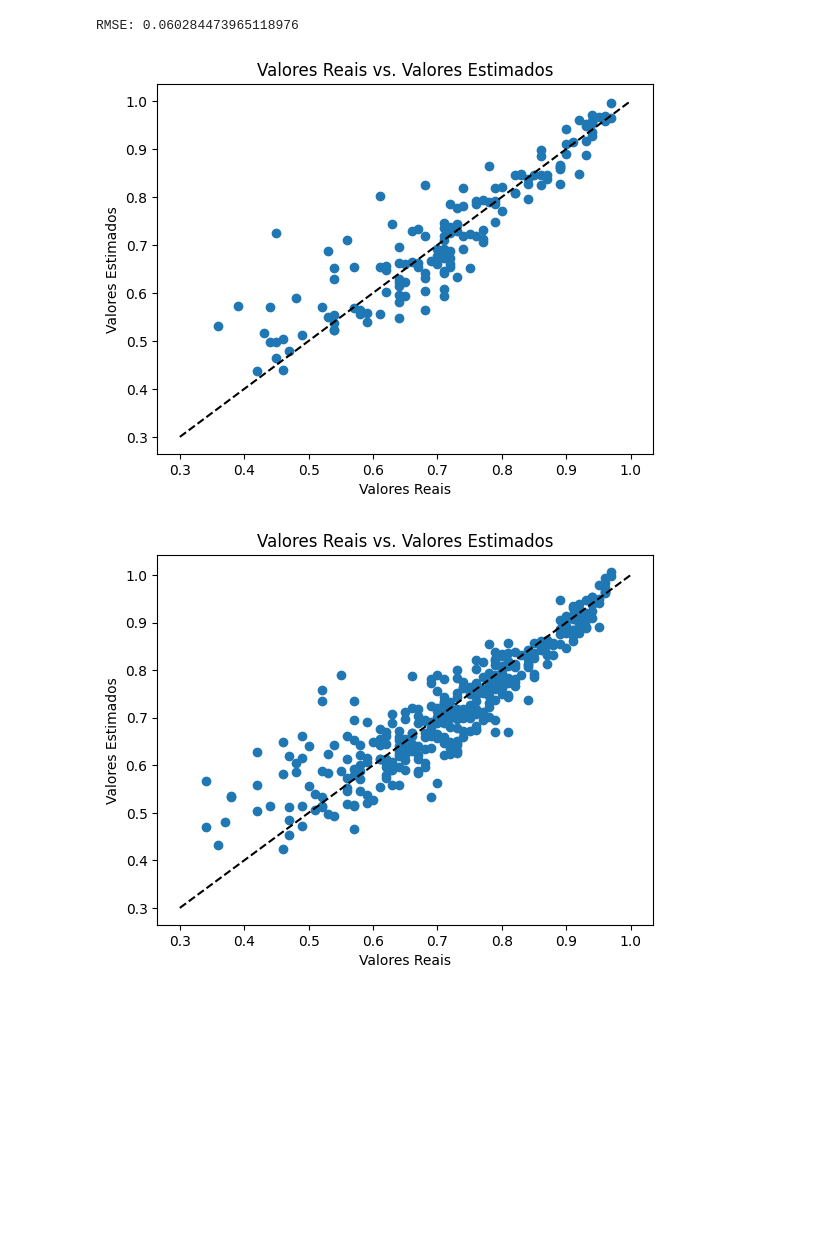
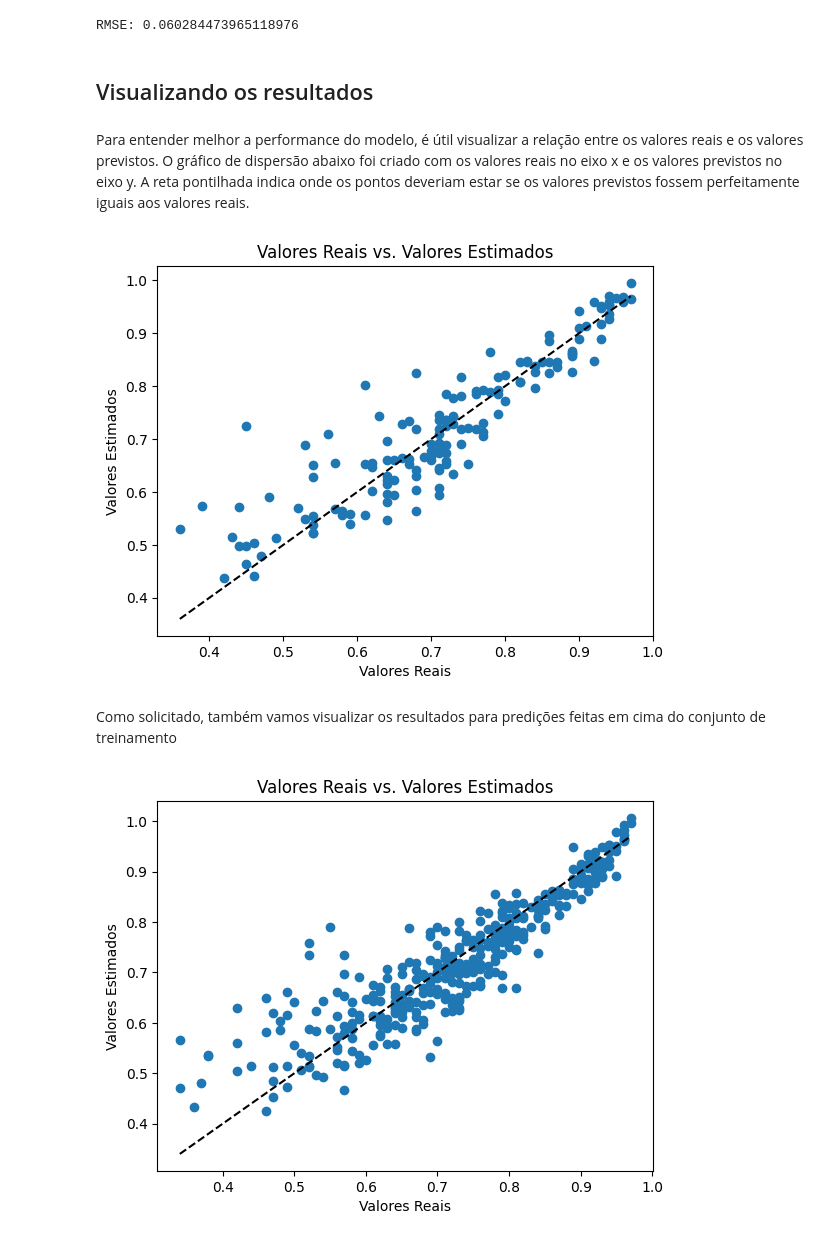
Before and after one commit to GustaMonteiro/linear-regression-with-qr, a Jupyter notebook: Regression.ipynb, the cells around one changed output. Drawn from its saved outputs; the diff is of its cells as text; code cells hidden in the pictures; blank space fills up the shorter version.

```diff
--- a/Regression.ipynb
+++ b/Regression.ipynb
@@ -13,3 +35,17 @@ import time
 
 WORKSPACE = os.path.curdir
 DATASET_PATH = os.path.join(WORKSPACE, "dataset", "Admission_Predict_Ver1.1.csv")
+
+def calculate_rmse(real, pred):
+    return np.sqrt(mean_squared_error(real, pred))
+
+def add_bias_column(matrix):
+    return np.hstack((matrix, np.ones((matrix.shape[0], 1))))
+
+def plot_real_vs_pred_graph(real, pred):
+    plt.scatter(real, pred)
+    plt.plot([real.min(), real.max()], [real.min(), real.max()], '--k')
+    plt.xlabel('Valores Reais')
+    plt.ylabel('Valores Estimados')
+    plt.title('Valores Reais vs. Valores Estimados')
+    plt.show()
@@ -88,5 +146,5 @@ y_test.shape (150,)
 # %%
-X_train_bias = np.hstack((X_train, np.ones((X_train.shape[0], 1))))
+X_train_bias = add_bias_column(X_train)
 X_train_bias
 # %% [output]
 array([[330.  , 115.  ,   5.  , ...,   9.34,   1.  ,   1.  ],
@@ -164,22 +238,19 @@ rmse = np.sqrt(mean_squared_error(y_test, y_pred))
 print("RMSE:", rmse)
 # %% [output]
 RMSE: 0.060284473965118976
+# %% [markdown]
+## Visualizando os resultados
+# %% [markdown]
+Para entender melhor a performance do modelo, é útil visualizar a relação entre os valores reais e os valores previstos. O gráfico de dispersão abaixo foi criado com os valores reais no eixo x e os valores previstos no eixo y. A reta pontilhada indica onde os pontos deveriam estar se os valores previstos fossem perfeitamente iguais aos valores reais.
 # %%
-plt.scatter(y_test, y_pred)
-plt.plot([0.3, 1], [0.3, 1], '--k')
-plt.xlabel('Valores Reais')
-plt.ylabel('Valores Estimados')
-plt.title('Valores Reais vs. Valores Estimados')
-plt.show()
+plot_real_vs_pred_graph(y_test, y_pred)
 # %% [output]
-[figure, old version]
+[figure, new version]
+# %% [markdown]
+Como solicitado, também vamos visualizar os resultados para predições feitas em cima do conjunto de treinamento
 # %%
 y_pred_train = np.dot(X_train_bias, coefficients)
-plt.scatter(y_train, y_pred_train)
-plt.plot([0.3, 1], [0.3, 1], '--k')
-plt.xlabel('Valores Reais')
-plt.ylabel('Valores Estimados')
-plt.title('Valores Reais vs. Valores Estimados')
-plt.show()
+
+plot_real_vs_pred_graph(y_train, y_pred_train)
 # %% [output]
-[figure, old version]
+[figure, new version]
```
Also changed, not shown: parts of 26 cells of this notebook.
